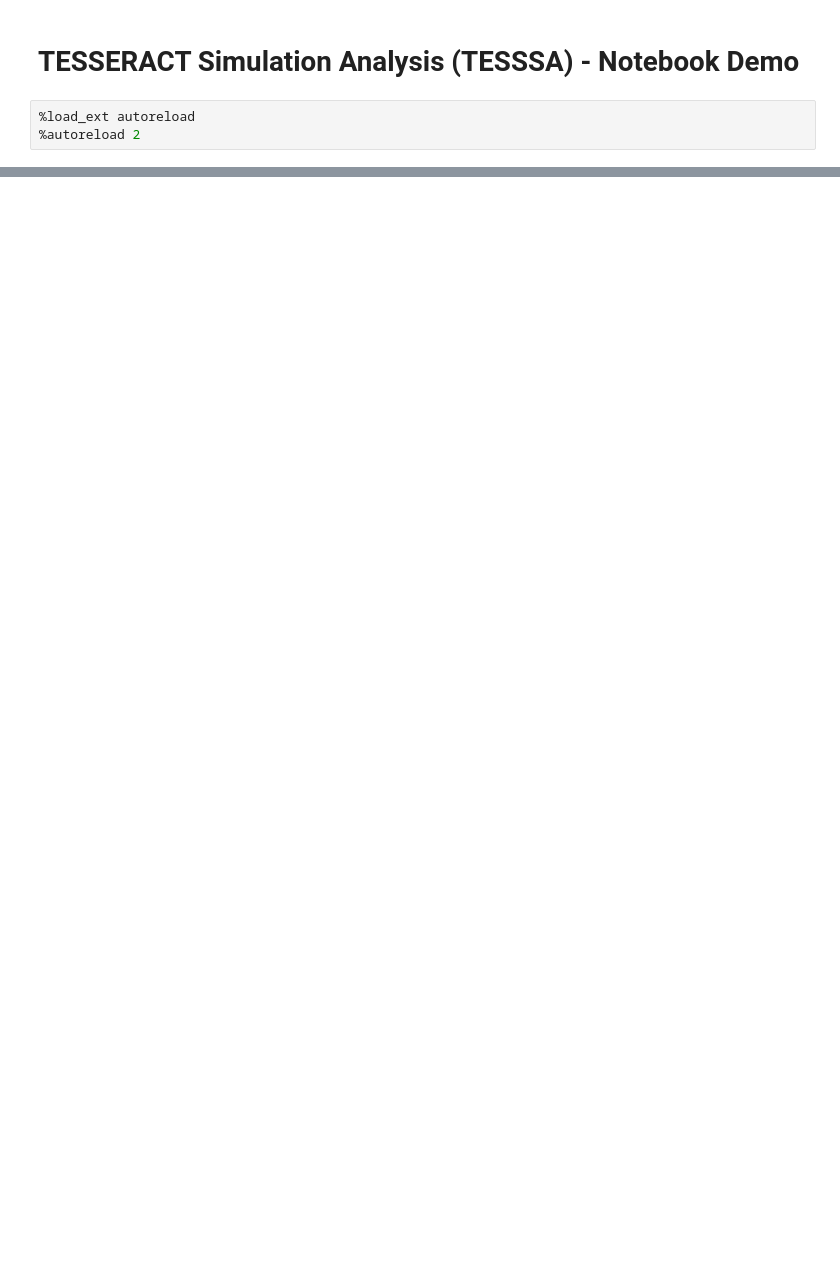
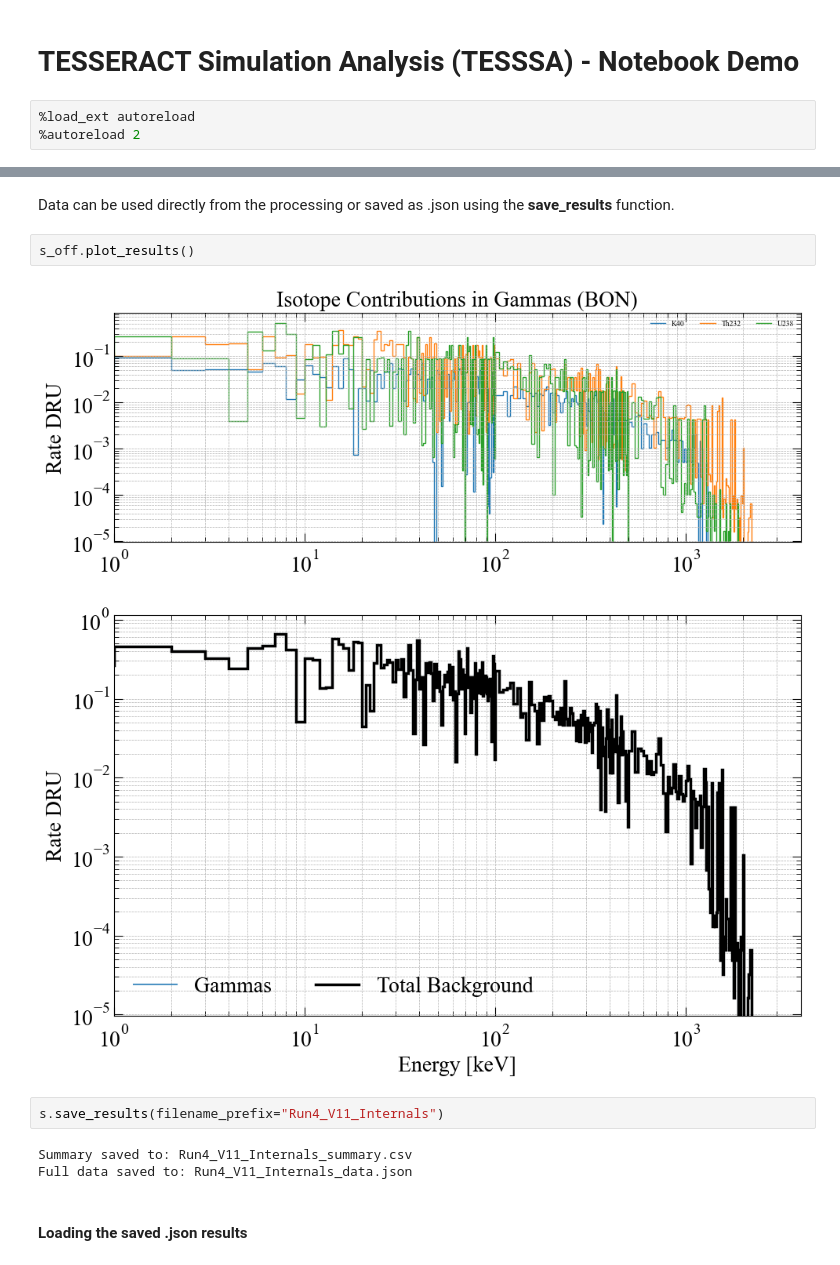
Before and after one commit to lesliejuigne/TESSERACT_Simulation_Analysis, a Jupyter notebook: processing/tesssa_demo.ipynb, the cells around one changed output, grey strips where cells are left out. Saved outputs shown, nothing was run; the diff lists cells and outputs as text; blank space fills up the shorter version.

```diff
--- a/processing/tesssa_demo.ipynb
+++ b/processing/tesssa_demo.ipynb
@@ -81,0 +81,14 @@ array([6.39492935e+02, 4.08305009e+00, 6.44327916e-02, 1.24891898e-03,
+# %% [markdown]
+Data can be used directly from the processing or saved as .json using the **save_results** function.
+# %%
+s_off.plot_results()
+# %% [output]
+[figure, added]
+[figure, added]
+# %%
+s.save_results(filename_prefix="Run4_V11_Internals")
+# %% [output]
+Summary saved to: Run4_V11_Internals_summary.csv
+Full data saved to: Run4_V11_Internals_data.json
+# %% [markdown]
+#### Loading the saved .json results
```
Also changed, not shown: parts of 17 cells of this notebook, 11 other files.
